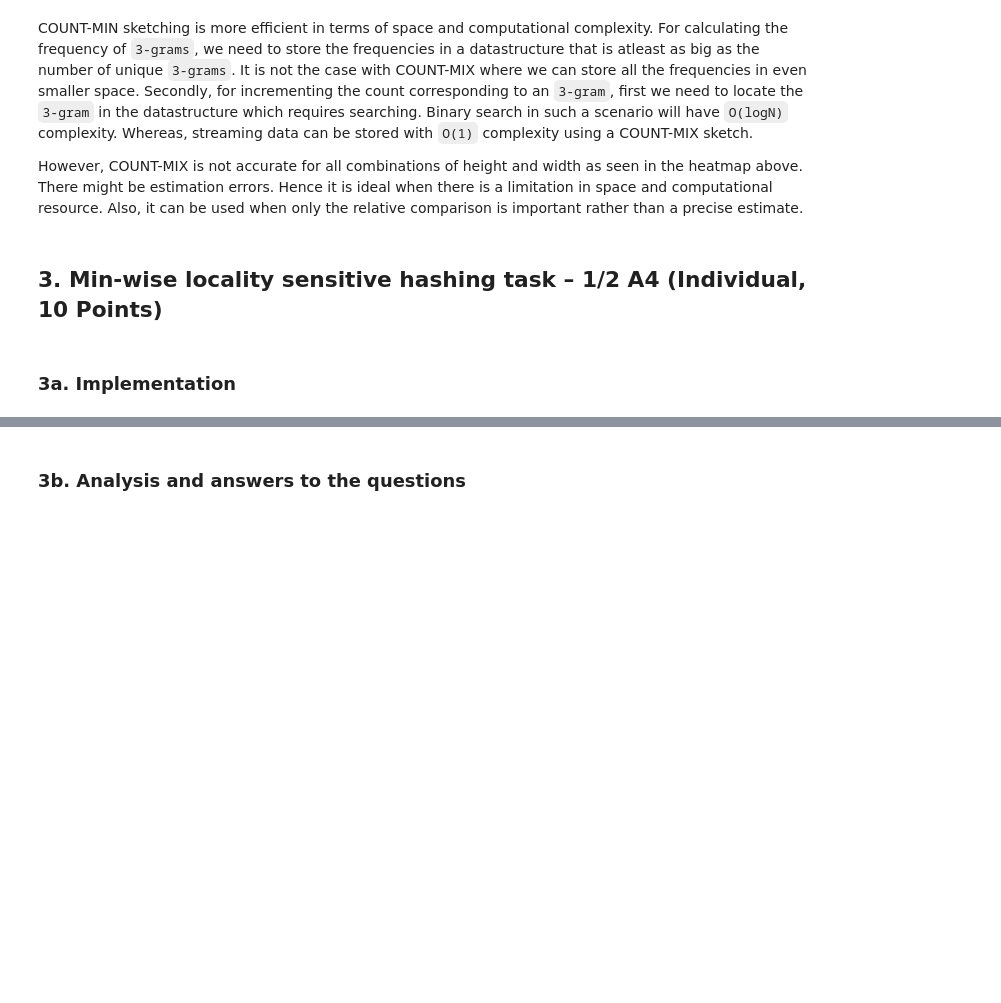
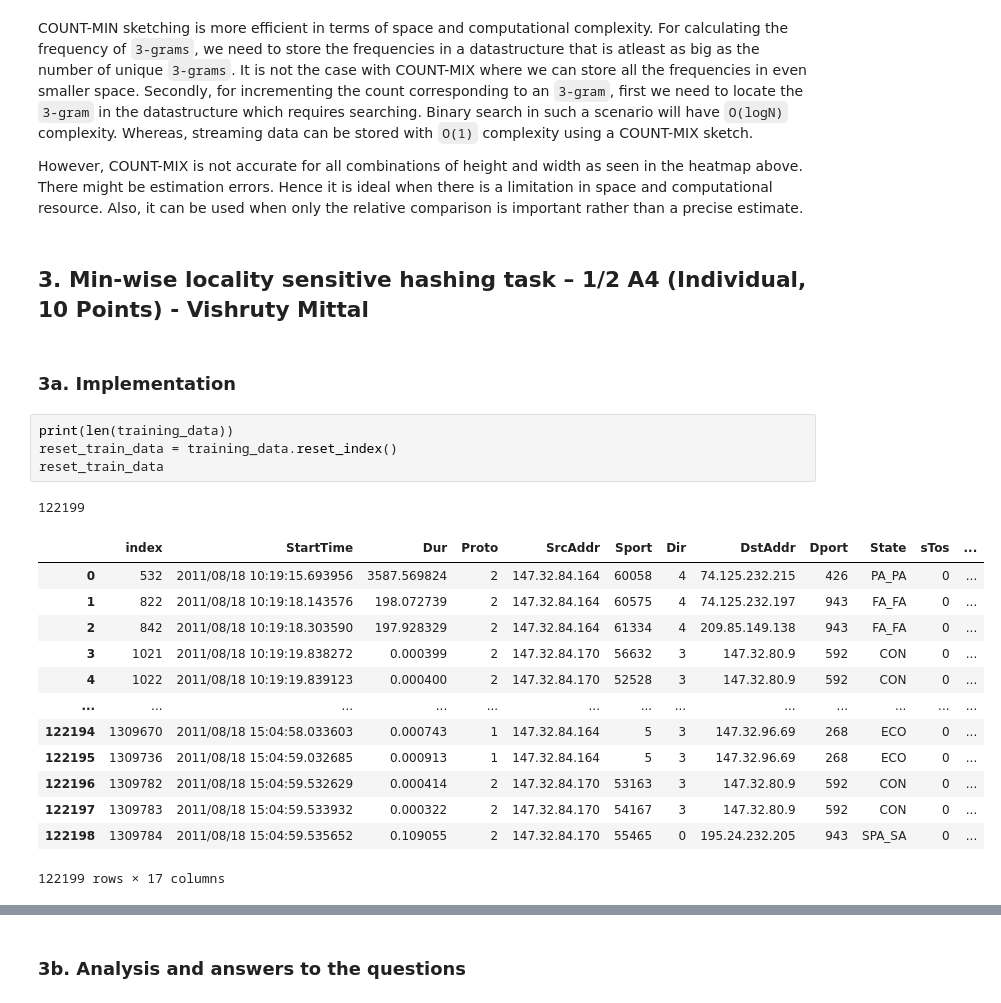
Before and after one commit to SayakMukherjee/CyberDataAnalytics, a Jupyter notebook: Assignment_3/Lab3.ipynb, the cells around one changed output, grey strips where cells are left out. Saved outputs shown, nothing was run; the diff lists cells and outputs as text; blank space fills up the shorter version.

Commit message:
Task 1 and 3 finalised

```diff
--- a/Assignment_3/Lab3.ipynb
+++ b/Assignment_3/Lab3.ipynb
@@ -503,6 +509,25 @@ COUNT-MIN sketching is more efficient in terms of space and computational comple
 
 However, COUNT-MIX is not accurate for all combinations of height and width as seen in the heatmap above. There might be estimation errors. Hence it is ideal when there is a limitation in space and computational resource. Also, it can be used when only the relative comparison is important rather than a precise estimate.
 # %% [markdown]
-## 3. Min-wise locality sensitive hashing task – 1/2 A4 (Individual, 10 Points)
+## 3. Min-wise locality sensitive hashing task – 1/2 A4 (Individual, 10 Points) - Vishruty Mittal
 # %% [markdown]
 ### 3a. Implementation
+# %%
+print(len(training_data))
+reset_train_data = training_data.reset_index()
+reset_train_data
+# %% [output]
+122199
+|  | index | StartTime | Dur | Proto | SrcAddr | Sport | Dir | DstAddr | Dport | State | sTos | ... |
+| 0 | 532 | 2011/08/18 10:19:15.693956 | 3587.569824 | 2 | 147.32.84.164 | 60058 | 4 | 74.125.232.215 | 426 | PA_PA | 0 | ... |
+| 1 | 822 | 2011/08/18 10:19:18.143576 | 198.072739 | 2 | 147.32.84.164 | 60575 | 4 | 74.125.232.197 | 943 | FA_FA | 0 | ... |
+| 2 | 842 | 2011/08/18 10:19:18.303590 | 197.928329 | 2 | 147.32.84.164 | 61334 | 4 | 209.85.149.138 | 943 | FA_FA | 0 | ... |
+| 3 | 1021 | 2011/08/18 10:19:19.838272 | 0.000399 | 2 | 147.32.84.170 | 56632 | 3 | 147.32.80.9 | 592 | CON | 0 | ... |
+| 4 | 1022 | 2011/08/18 10:19:19.839123 | 0.000400 | 2 | 147.32.84.170 | 52528 | 3 | 147.32.80.9 | 592 | CON | 0 | ... |
+| ... | ... | ... | ... | ... | ... | ... | ... | ... | ... | ... | ... | ... |
+| 122194 | 1309670 | 2011/08/18 15:04:58.033603 | 0.000743 | 1 | 147.32.84.164 | 5 | 3 | 147.32.96.69 | 268 | ECO | 0 | ... |
+| 122195 | 1309736 | 2011/08/18 15:04:59.032685 | 0.000913 | 1 | 147.32.84.164 | 5 | 3 | 147.32.96.69 | 268 | ECO | 0 | ... |
+| 122196 | 1309782 | 2011/08/18 15:04:59.532629 | 0.000414 | 2 | 147.32.84.170 | 53163 | 3 | 147.32.80.9 | 592 | CON | 0 | ... |
+| 122197 | 1309783 | 2011/08/18 15:04:59.533932 | 0.000322 | 2 | 147.32.84.170 | 54167 | 3 | 147.32.80.9 | 592 | CON | 0 | ... |
+| 122198 | 1309784 | 2011/08/18 15:04:59.535652 | 0.109055 | 2 | 147.32.84.170 | 55465 | 0 | 195.24.232.205 | 943 | SPA_SA | 0 | ... |
+122199 rows × 17 columns
```
Also changed, not shown: parts of 24 cells of this notebook.
